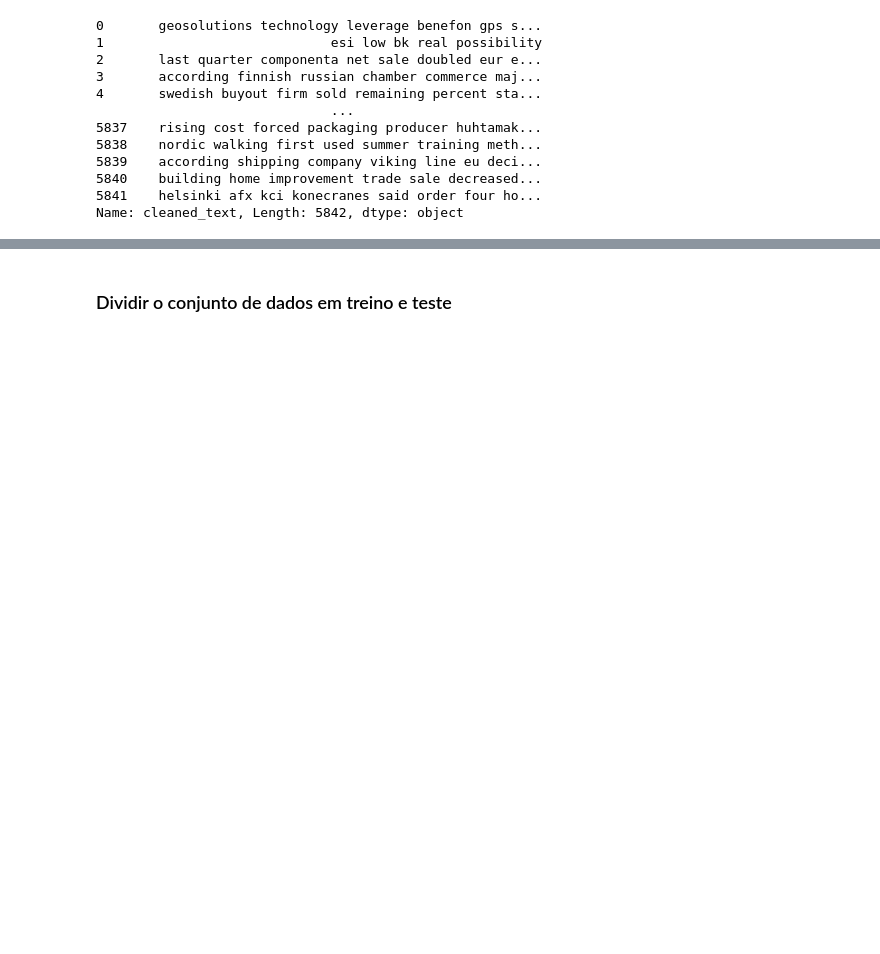
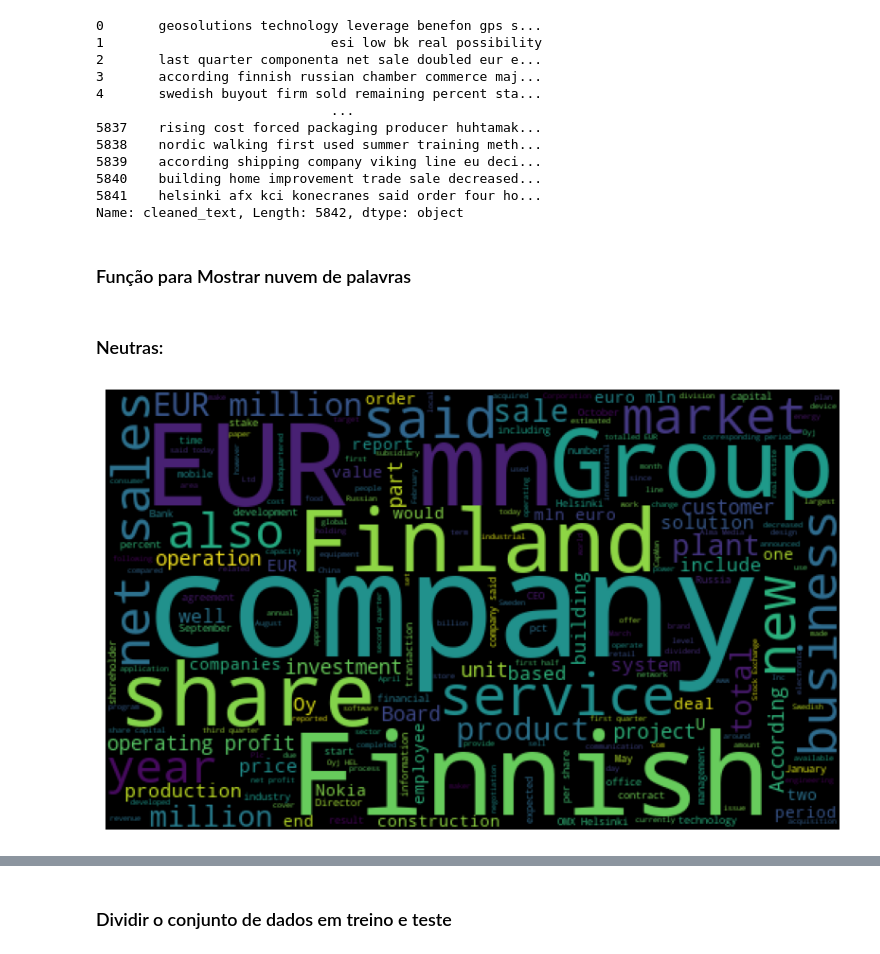
Before and after one commit to gardeniaestevam/time6-mandacaru.dev, a Jupyter notebook: XGB.ipynb, the cells around one changed output, grey strips where cells are left out. Cells and saved outputs as stored; diff of their text form; code cells hidden in the pictures; blank space fills up the shorter version.

Commit message:
adicionando readme ao projeto e nuvem de palavras no xgboost

```diff
--- a/XGB.ipynb
+++ b/XGB.ipynb
@@ -123,3 +126,19 @@ df['cleaned_text']
 5840    building home improvement trade sale decreased...
 5841    helsinki afx kci konecranes said order four ho...
 Name: cleaned_text, Length: 5842, dtype: object
+# %% [markdown]
+### Função para Mostrar nuvem de palavras
+# %%
+def show_cloud(sentiment):
+    allwords = ' '.join(word for word in df[df['Sentiment'] == sentiment]['Sentence'])
+    wordcloud = WordCloud(width=500, height=300, max_font_size=100, stopwords=stopwords.words('english')).generate(allwords)
+    plt.figure(figsize=(10, 8))
+    plt.imshow(wordcloud)
+    plt.axis('off')
+    plt.show()
+# %% [markdown]
+### Neutras:
+# %%
+show_cloud('neutral')
+# %% [output]
+[figure, added]
```
Also changed, not shown: parts of 15 cells of this notebook, 1 other file.
